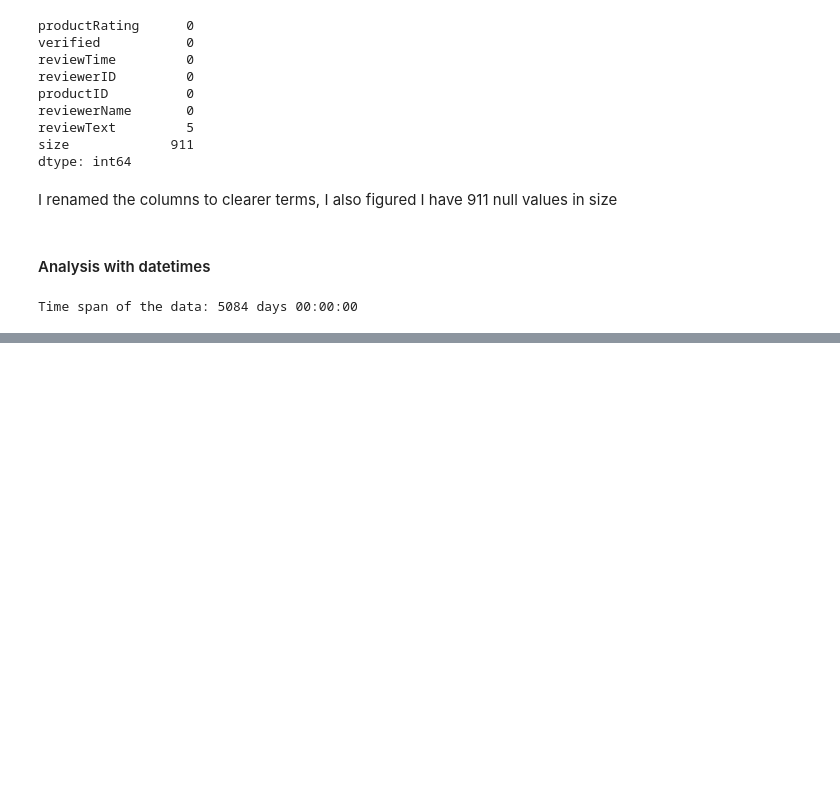
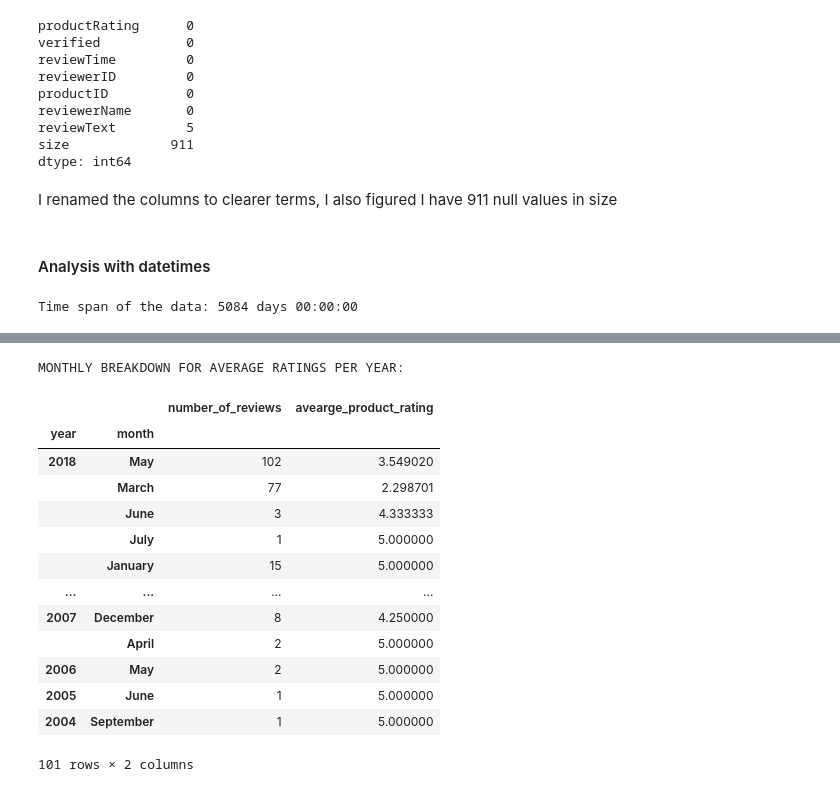
Before and after one commit to ahmadbashorun/AI6-amazon-reviews-EDA-project, a Jupyter notebook: Beauty_cleaning.ipynb, the cells around one changed output, grey strips where cells are left out. Saved outputs shown, nothing was run; the diff lists cells and outputs as text; code cells hidden in the pictures; blank space fills up the shorter version.

Commit message:
made changes to the date analysis part, I converted the series to dataframes

```diff
--- a/Beauty_cleaning.ipynb
+++ b/Beauty_cleaning.ipynb
@@ -201,0 +195,23 @@ I created new columns for month, year and day of the week. I also grouped based
+# %%
+yearly_month_rating = beauty_df.groupby(["year","month"]).agg({"reviewText":"count", "productRating":"mean"}).sort_values(
+    "year", ascending=False)
+yearly_month_rating.rename(columns={"reviewText":"number_of_reviews", "productRating":"avearge_product_rating"}, inplace=True)
+
+print("MONTHLY BREAKDOWN FOR AVERAGE RATINGS PER YEAR:")
+yearly_month_rating
+# %% [output]
+MONTHLY BREAKDOWN FOR AVERAGE RATINGS PER YEAR:
+|  |  | number_of_reviews | avearge_product_rating |
+| year | month |  |  |
+| 2018 | May | 102 | 3.549020 |
+|  | March | 77 | 2.298701 |
+|  | June | 3 | 4.333333 |
+|  | July | 1 | 5.000000 |
+|  | January | 15 | 5.000000 |
+| ... | ... | ... | ... |
+| 2007 | December | 8 | 4.250000 |
+|  | April | 2 | 5.000000 |
+| 2006 | May | 2 | 5.000000 |
+| 2005 | June | 1 | 5.000000 |
+| 2004 | September | 1 | 5.000000 |
+101 rows × 2 columns
```
Also changed, not shown: parts of 9 cells of this notebook.
